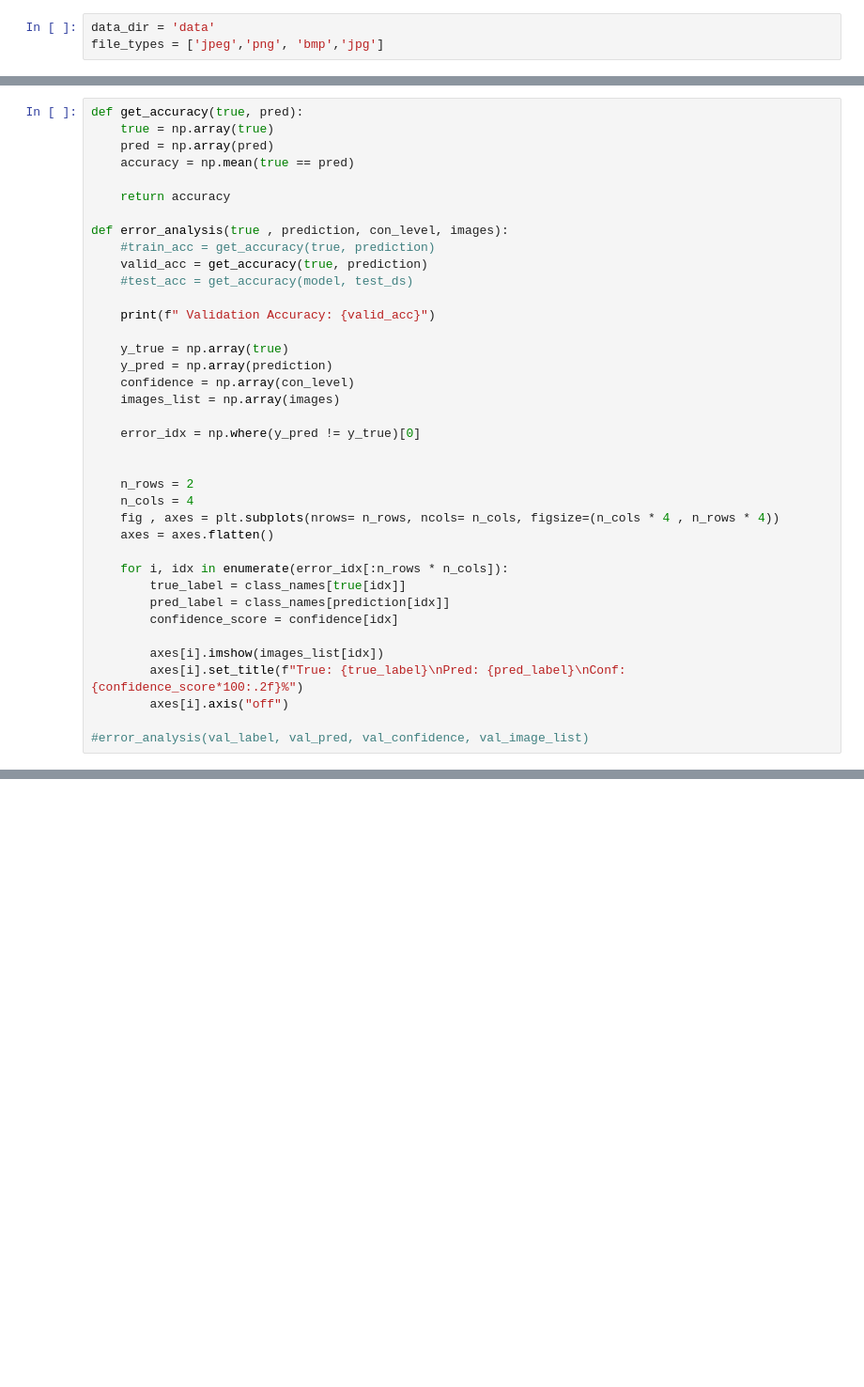
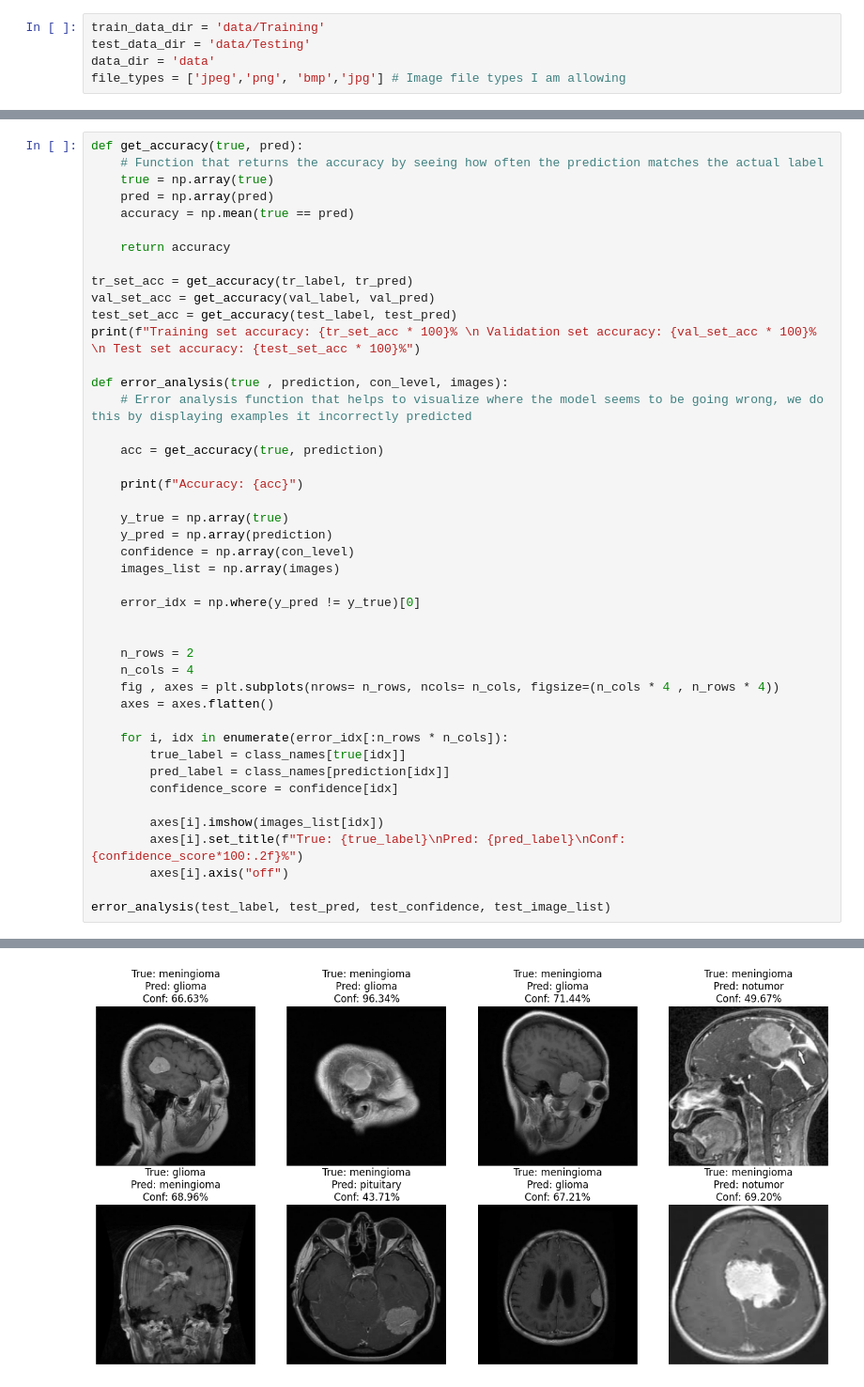
Before and after one commit to Choicesaga/DataSciencePortfolio, a Jupyter notebook: mri_model/mri_classifier.ipynb, the cells around one changed output, grey strips where cells are left out. Shown at 94% size. Drawn from its saved outputs; the diff is of its cells as text; blank space fills up the shorter version.

```diff
--- a/mri_model/mri_classifier.ipynb
+++ b/mri_model/mri_classifier.ipynb
@@ -29,4 +45,6 @@ OpenCV loaded
 # %%
+train_data_dir = 'data/Training'
+test_data_dir = 'data/Testing'
 data_dir = 'data'
-file_types = ['jpeg','png', 'bmp','jpg']
+file_types = ['jpeg','png', 'bmp','jpg'] # Image file types I am allowing
 # %%
@@ -178,17 +226,23 @@ def get_results(model, dataset):
 # %%
 def get_accuracy(true, pred):
+    # Function that returns the accuracy by seeing how often the prediction matches the actual label
     true = np.array(true)
     pred = np.array(pred)
     accuracy = np.mean(true == pred)
 
     return accuracy
 
+tr_set_acc = get_accuracy(tr_label, tr_pred)
+val_set_acc = get_accuracy(val_label, val_pred)
+test_set_acc = get_accuracy(test_label, test_pred)
+print(f"Training set accuracy: {tr_set_acc * 100}% \n Validation set accuracy: {val_set_acc * 100}% \n Test set accuracy: {test_set_acc * 100}%")
+
 def error_analysis(true , prediction, con_level, images):
-    #train_acc = get_accuracy(true, prediction)
-    valid_acc = get_accuracy(true, prediction)
-    #test_acc = get_accuracy(model, test_ds)
+    # Error analysis function that helps to visualize where the model seems to be going wrong, we do this by displaying examples it incorrectly predicted
 
-    print(f" Validation Accuracy: {valid_acc}")
+    acc = get_accuracy(true, prediction)
+
+    print(f"Accuracy: {acc}")
 
     y_true = np.array(true)
     y_pred = np.array(prediction)
@@ -212,4 +266,5 @@ def error_analysis(true , prediction, con_level, images):
         axes[i].set_title(f"True: {true_label}\nPred: {pred_label}\nConf: {confidence_score*100:.2f}%")
         axes[i].axis("off")
 
-#error_analysis(val_label, val_pred, val_confidence, val_image_list)
+error_analysis(test_label, test_pred, test_confidence, test_image_list)
+# %% [output]
@@ -216,2 +275,3 @@ def error_analysis(true , prediction, con_level, images):
+[figure, added]
 # %%
 def access_random_sample(true , prediction, con_level, images, sample_size):
```
Also changed, not shown: parts of 17 cells of this notebook, 1 other file.
